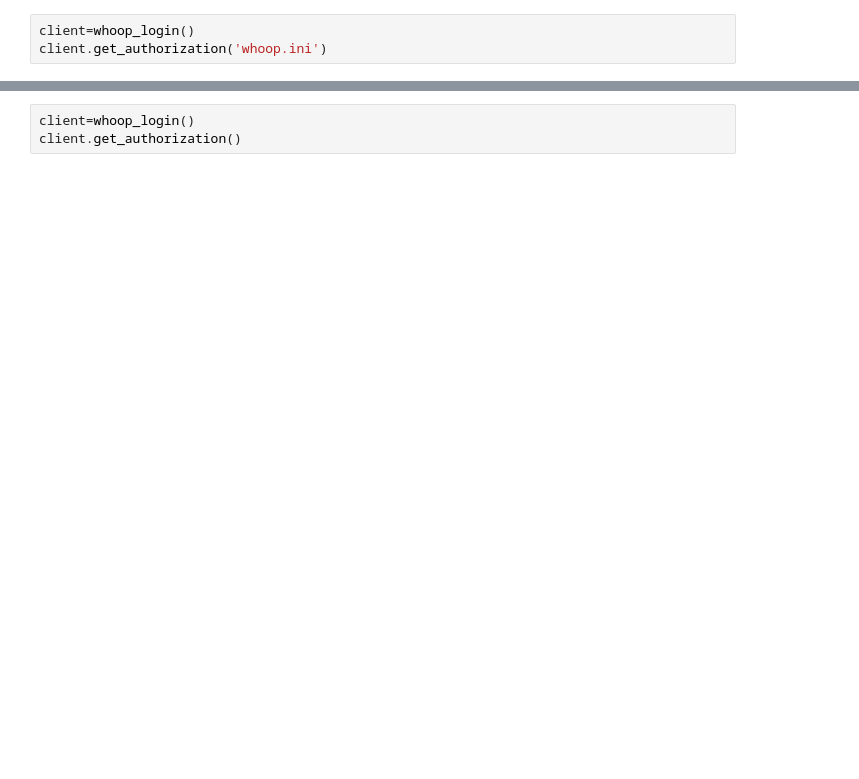
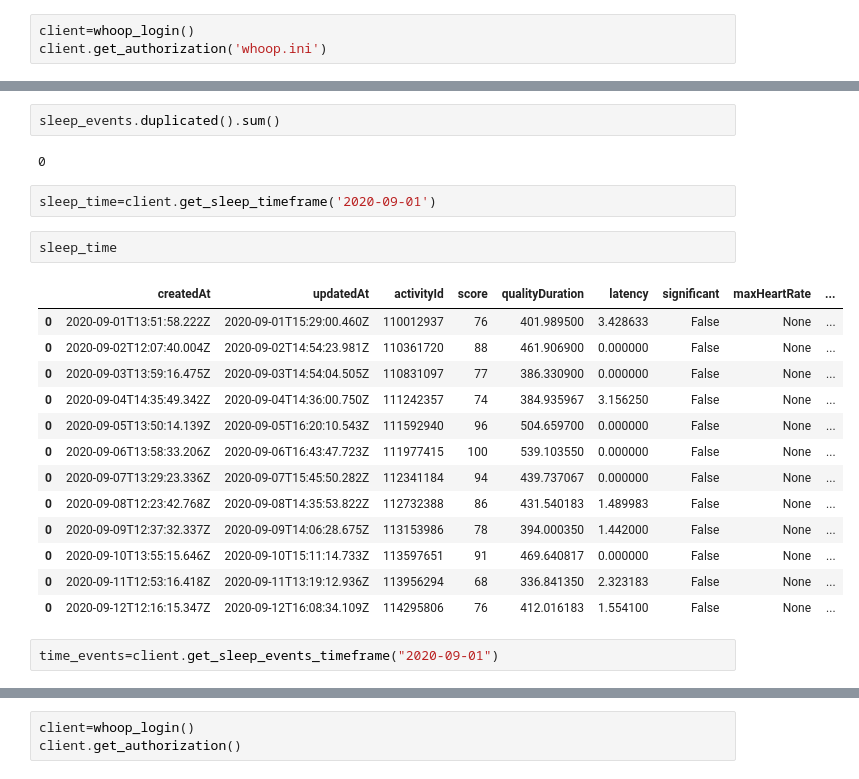
Before and after one commit to irickman/WHOOP-Strava-data, a Jupyter notebook: Getting WHOOP data.ipynb, the cells around one changed output, grey strips where cells are left out. Cells and saved outputs as stored; diff of their text form; blank space fills up the shorter version.

```diff
--- a/Getting WHOOP data.ipynb
+++ b/Getting WHOOP data.ipynb
@@ -336,0 +601,24 @@ activities=client.get_all_activities()
+# %%
+sleep_events.duplicated().sum()
+# %% [output]
+0
+# %%
+sleep_time=client.get_sleep_timeframe('2020-09-01')
+# %%
+sleep_time
+# %% [output]
+|  | createdAt | updatedAt | activityId | score | qualityDuration | latency | significant | maxHeartRate | ... |
+| 0 | 2020-09-01T13:51:58.222Z | 2020-09-01T15:29:00.460Z | 110012937 | 76 | 401.989500 | 3.428633 | False | None | ... |
+| 0 | 2020-09-02T12:07:40.004Z | 2020-09-02T14:54:23.981Z | 110361720 | 88 | 461.906900 | 0.000000 | False | None | ... |
+| 0 | 2020-09-03T13:59:16.475Z | 2020-09-03T14:54:04.505Z | 110831097 | 77 | 386.330900 | 0.000000 | False | None | ... |
+| 0 | 2020-09-04T14:35:49.342Z | 2020-09-04T14:36:00.750Z | 111242357 | 74 | 384.935967 | 3.156250 | False | None | ... |
+| 0 | 2020-09-05T13:50:14.139Z | 2020-09-05T16:20:10.543Z | 111592940 | 96 | 504.659700 | 0.000000 | False | None | ... |
+| 0 | 2020-09-06T13:58:33.206Z | 2020-09-06T16:43:47.723Z | 111977415 | 100 | 539.103550 | 0.000000 | False | None | ... |
+| 0 | 2020-09-07T13:29:23.336Z | 2020-09-07T15:45:50.282Z | 112341184 | 94 | 439.737067 | 0.000000 | False | None | ... |
+| 0 | 2020-09-08T12:23:42.768Z | 2020-09-08T14:35:53.822Z | 112732388 | 86 | 431.540183 | 1.489983 | False | None | ... |
+| 0 | 2020-09-09T12:37:32.337Z | 2020-09-09T14:06:28.675Z | 113153986 | 78 | 394.000350 | 1.442000 | False | None | ... |
+| 0 | 2020-09-10T13:55:15.646Z | 2020-09-10T15:11:14.733Z | 113597651 | 91 | 469.640817 | 0.000000 | False | None | ... |
+| 0 | 2020-09-11T12:53:16.418Z | 2020-09-11T13:19:12.936Z | 113956294 | 68 | 336.841350 | 2.323183 | False | None | ... |
+| 0 | 2020-09-12T12:16:15.347Z | 2020-09-12T16:08:34.109Z | 114295806 | 76 | 412.016183 | 1.554100 | False | None | ... |
+# %%
+time_events=client.get_sleep_events_timeframe("2020-09-01")
```
Also changed, not shown: parts of 31 cells of this notebook.
